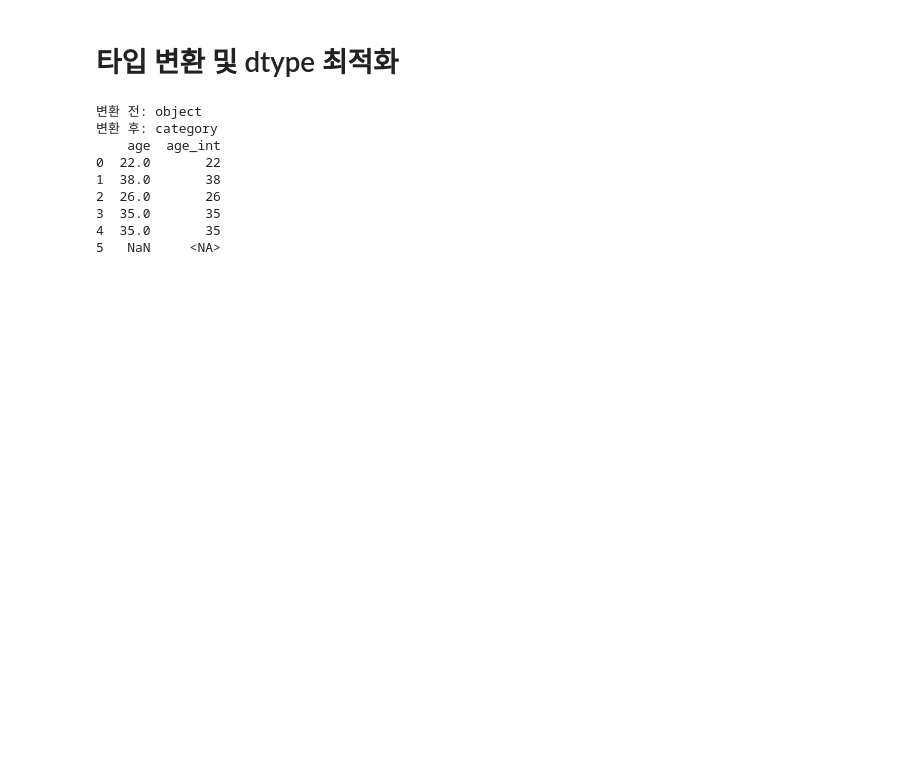
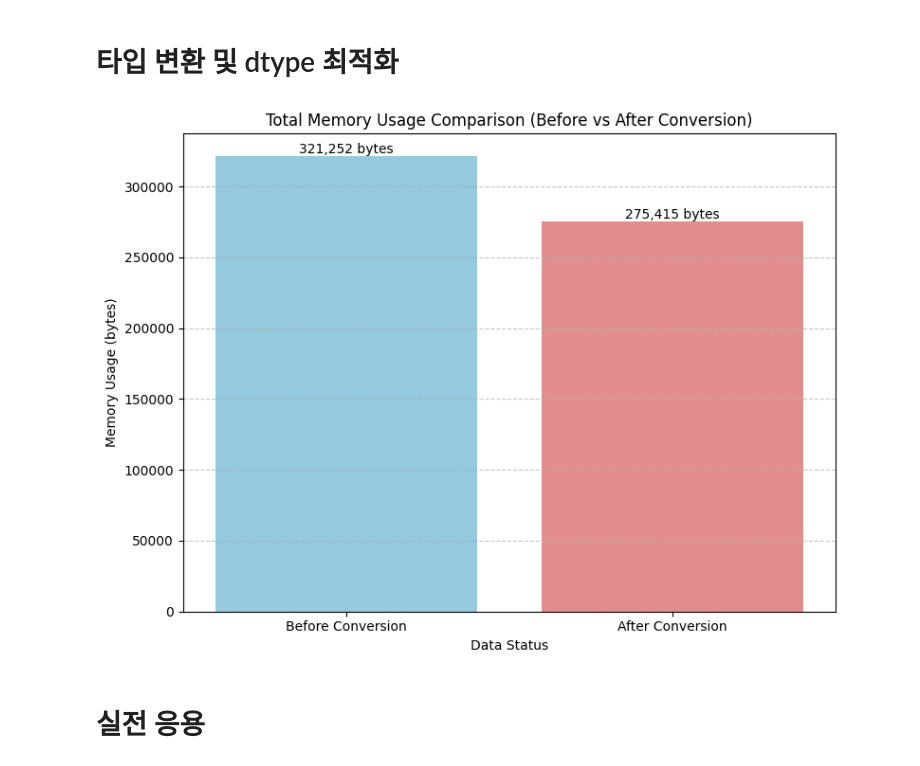
Before and after one commit to dschloe/de_etl_book_tutorial, a Jupyter notebook: ch06/dataframe_transformation.ipynb, the cells around one changed output. Saved outputs shown, nothing was run; the diff lists cells and outputs as text; code cells hidden in the pictures; blank space fills up the shorter version.

```diff
--- a/ch06/dataframe_transformation.ipynb
+++ b/ch06/dataframe_transformation.ipynb
@@ -49,24 +49,54 @@ print(tips[['total_bill', 'tip', 'tip_size']].head(5))
 # %%
 import pandas as pd
 import seaborn as sns
+import matplotlib.pyplot as plt
 
+# 1. 데이터 로드
 titanic = sns.load_dataset('titanic')
 
-# (a) 'sex' 컬럼을 카테고리형으로 변환
-print("변환 전:", titanic['sex'].dtype)
-titanic['sex'] = titanic['sex'].astype('category')
-print("변환 후:", titanic['sex'].dtype)
+# 2. 변환 전 메모리 사용량
+mem_before_total = titanic.memory_usage(deep=True).sum()
 
-# (b) 'age' 컬럼을 반올림하여 결측치를 허용하는 정수형으로 변환
-titanic['age_int'] = titanic['age'].round().astype('Int64')
-print(titanic[['age', 'age_int']].head(6))
+# 3. 데이터 타입 변환
+titanic['sex'] = titanic['sex'].astype('category')              # 문자열 → category
+titanic['age_int'] = titanic['age'].round().astype('Int64')     # 소수 → 반올림 → nullable int
+
+# 4. 변환 후 메모리 사용량
+mem_after_total = titanic.memory_usage(deep=True).sum()
+
+# 5. 비교 데이터프레임 생성
+memory_data = pd.DataFrame({
+    'Status': ['Before Conversion', 'After Conversion'],
+    'Total Memory Usage (bytes)': [mem_before_total, mem_after_total]
+})
+
+# 6. 시각화
+fig, ax = plt.subplots(figsize=(8, 6))
+sns.barplot(
+    x='Status',
+    y='Total Memory Usage (bytes)',
+    hue='Status',
+    data=memory_data,
+    palette=['skyblue', 'lightcoral'],
+    legend=False,
+    ax=ax
+)
+
+ax.set_title('Total Memory Usage Comparison (Before vs After Conversion)')
+ax.set_xlabel('Data Status')
+ax.set_ylabel('Memory Usage (bytes)')
+ax.grid(axis='y', linestyle='--', alpha=0.7)
+ax.set_ylim(bottom=0)
+
+# 값 표시
+for i, row in memory_data.iterrows():
+    ax.text(i, row['Total Memory Usage (bytes)'],
+            f'{row["Total Memory Usage (bytes)"]:,} bytes',
+            ha='center', va='bottom', fontsize=10)
+
+plt.tight_layout()
+plt.show()
 # %% [output]
-변환 전: object
-변환 후: category
-    age  age_int
-0  22.0       22
-1  38.0       38
-2  26.0       26
-3  35.0       35
-4  35.0       35
-5   NaN     <NA>
+[figure, added]
+# %% [markdown]
+# 실전 응용
```
Also changed, not shown: parts of 4 cells of this notebook, 3 other files.
